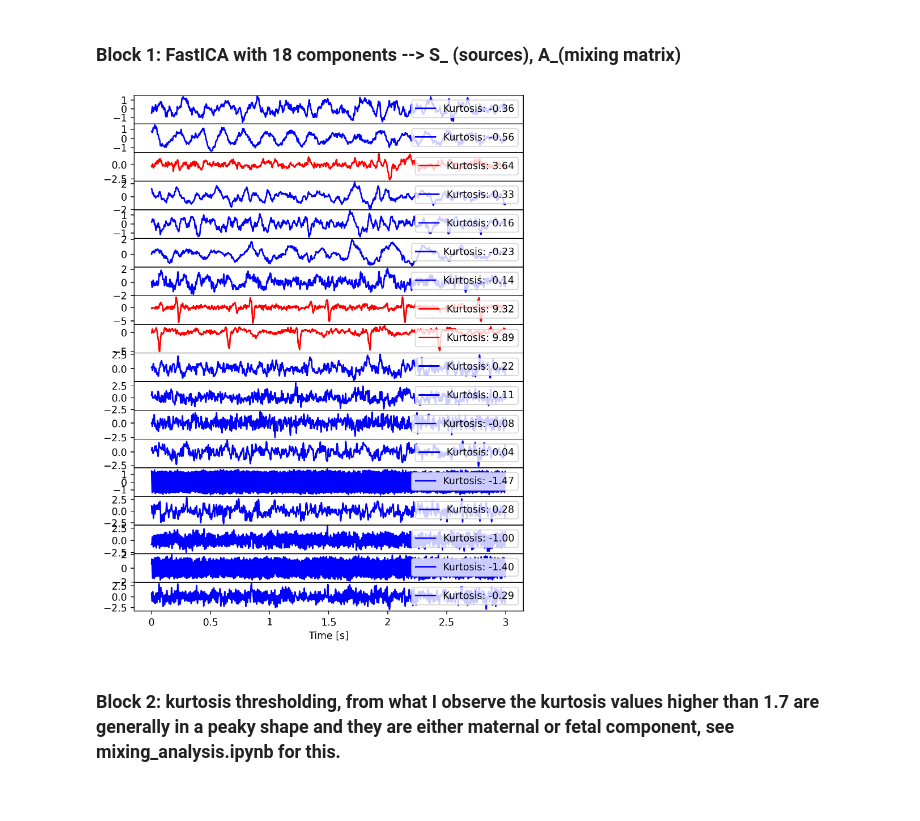
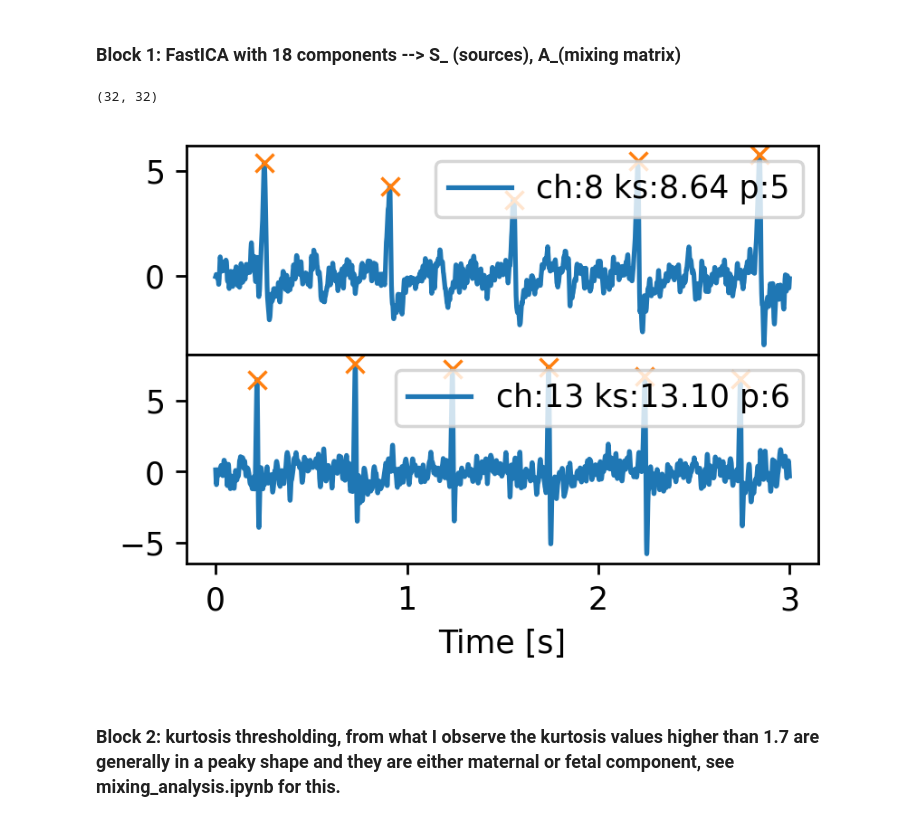
Before and after one commit to z3rd3n/fMCG, a Jupyter notebook: notebooks/downsampling_trial.ipynb, the cells around one changed output. Saved outputs shown, nothing was run; the diff lists cells and outputs as text; code cells hidden in the pictures.

```diff
--- a/notebooks/downsampling_trial.ipynb
+++ b/notebooks/downsampling_trial.ipynb
@@ -28,21 +29,2 @@ filtered_data = bandpass_filter(dd)
 # %% [markdown]
 ### Block 1: FastICA with 18 components --> S_ (sources), A_(mixing matrix)
-# %%
-ica = skFastICA(n_components=no_ica_chans,algorithm='deflation',max_iter=4000,fun='logcosh',tol=1e-5)
-S_ = ica.fit_transform(filtered_data[5000:,1:])
-A_ = ica.mixing_
-
-kurtosis_values = [stats.kurtosis(S_[offset:(offset + span), j]) for j in range(no_ica_chans)]
-
-# Plot
-fig, ax = plt.subplots(no_ica_chans, 1, sharex=True, figsize=(18 / 2.54, 24 / 2.54), dpi=250)
-fig.subplots_adjust(hspace=0)
-
-for j in range(no_ica_chans):
-    ax[j].plot(S_[offset:(offset + span), j], label=f'Kurtosis: {kurtosis_values[j]:.2f}', color='red' if kurtosis_values[j] > 1.8 else 'blue')
-    ax[j].legend(loc=1)
-ax[-1].xaxis.set_major_formatter(ms2s)
-ax[-1].set_xlabel('Time [s]')
-plt.show()
-# %% [output]
-[figure, removed]
@@ -49,2 +35,30 @@ plt.show()
+# %%
+mixing.shape
+# %% [output]
+(32, 32)
+# %%
+kurtosis_values = [stats.kurtosis(sources[offset:(offset + span), j]) for j in range(sources.shape[1])]
+channels_to_plot = [j for j, kurt in enumerate(kurtosis_values) if kurt > 1.70]
+
+# Set up the subplot grid based on the number of channels to plot
+fig, ax = plt.subplots(len(channels_to_plot), 1, sharex=True, figsize=(1.8 * len(channels_to_plot), 1.2 * len(channels_to_plot)), dpi=250)
+fig.subplots_adjust(hspace=0)
+
+# Plot only the channels with kurtosis > 2
+for i, j in enumerate(channels_to_plot):
+    signal = sources[offset:offset+span, j]
+    peaks, properties = find_peaks(np.abs(signal), distance = 400, height=2)
+    ax[i].plot(sources[offset:offset+span, j], label=f'ch:{j} ks:{kurtosis_values[j]:.2f} p:{len(peaks)}')
+    ax[i].plot(peaks, signal[peaks], "x")
+    ax[i].legend(loc=1)
+
+# Configure the x-axis formatter for the last subplot
+ax[-1].xaxis.set_major_formatter(ms2s)
+ax[-1].set_xlabel('Time [s]')
+
+# Display the plot
+plt.show()
+# %% [output]
+[figure, added]
 # %% [markdown]
 ### Block 2: kurtosis thresholding, from what I observe the kurtosis values higher than 1.7 are generally in a peaky shape and they are either maternal or fetal component, see mixing_analysis.ipynb for this.
```
Also changed, not shown: parts of 8 cells of this notebook, 14 other files.
